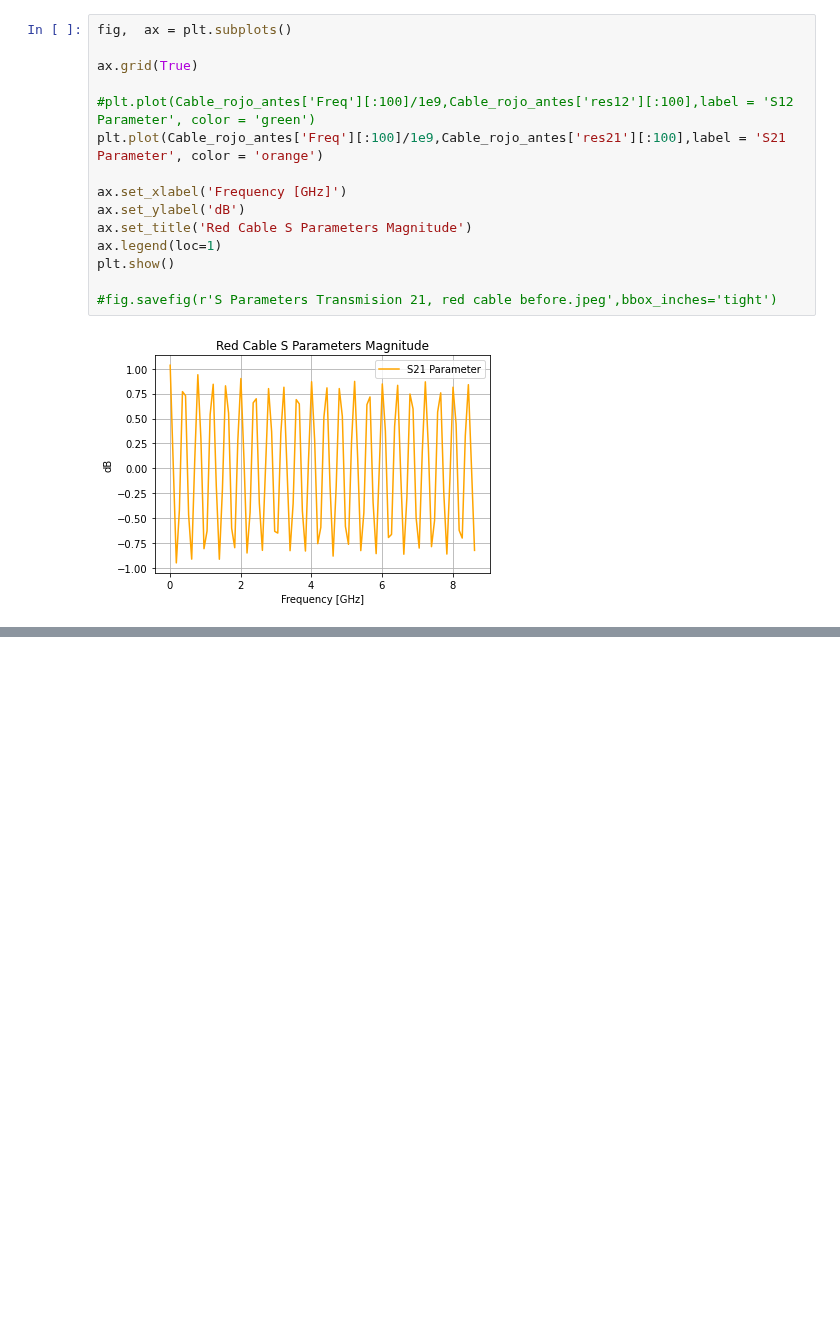
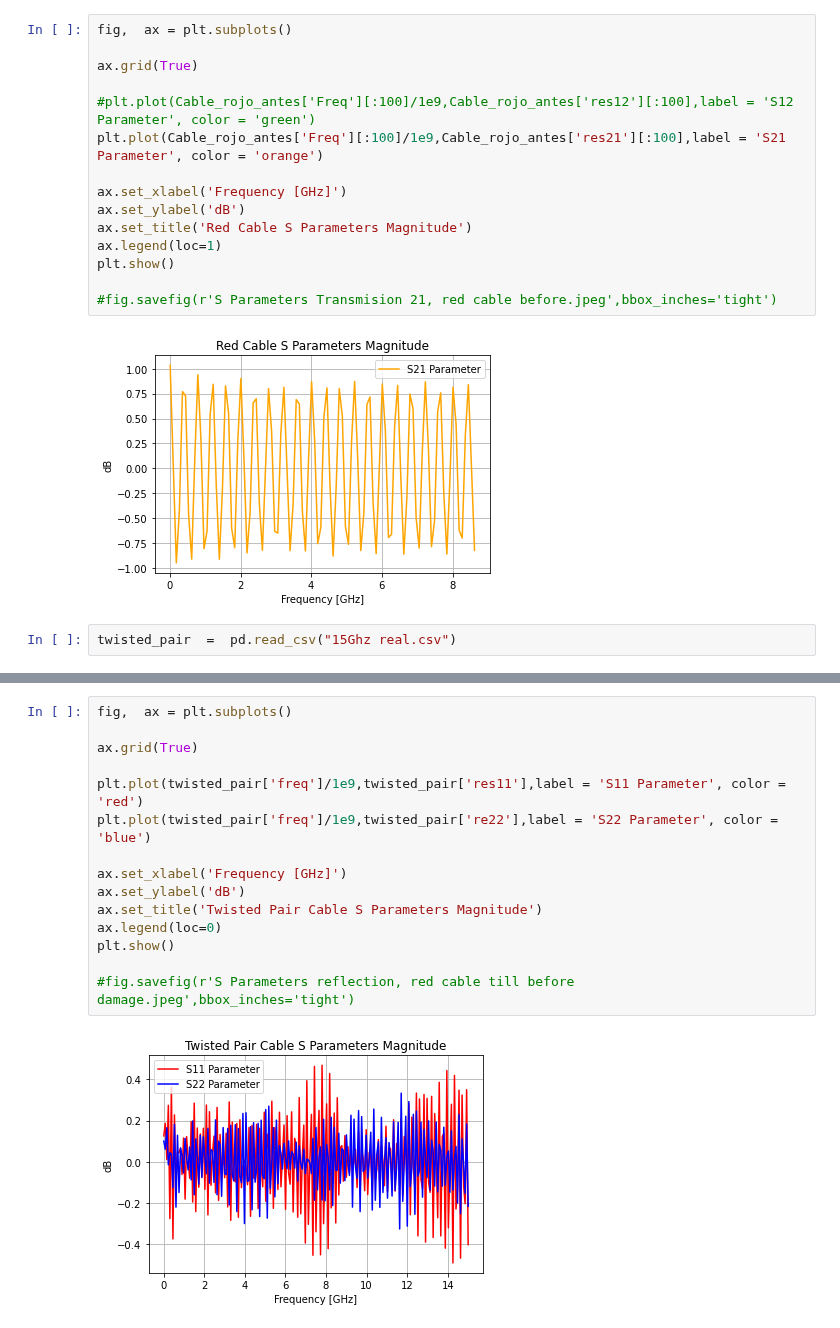
Before and after one commit to Holcan/STM, a Jupyter notebook: Cables/Cables S parameters.ipynb, the cells around one changed output, grey strips where cells are left out. Cells and saved outputs as stored; diff of their text form; blank space fills up the shorter version.

Commit message:
added cable stuff import works with origin

```diff
--- a/Cables/Cables S parameters.ipynb
+++ b/Cables/Cables S parameters.ipynb
@@ -257,3 +257,5 @@ plt.show()
 #fig.savefig(r'S Parameters Transmision 21, red cable before.jpeg',bbox_inches='tight')
 # %% [output]
 [figure]
+# %%
+twisted_pair  =  pd.read_csv("15Ghz real.csv")
@@ -259,0 +278,17 @@ plt.show()
+# %%
+fig,  ax = plt.subplots()
+
+ax.grid(True)
+
+plt.plot(twisted_pair['freq']/1e9,twisted_pair['res11'],label = 'S11 Parameter', color = 'red')
+plt.plot(twisted_pair['freq']/1e9,twisted_pair['re22'],label = 'S22 Parameter', color = 'blue')
+
+ax.set_xlabel('Frequency [GHz]')
+ax.set_ylabel('dB')
+ax.set_title('Twisted Pair Cable S Parameters Magnitude')
+ax.legend(loc=0)
+plt.show()
+
+#fig.savefig(r'S Parameters reflection, red cable till before damage.jpeg',bbox_inches='tight')
+# %% [output]
+[figure, added]
```
Also changed, not shown: parts of 2 cells of this notebook, 5 other files.
